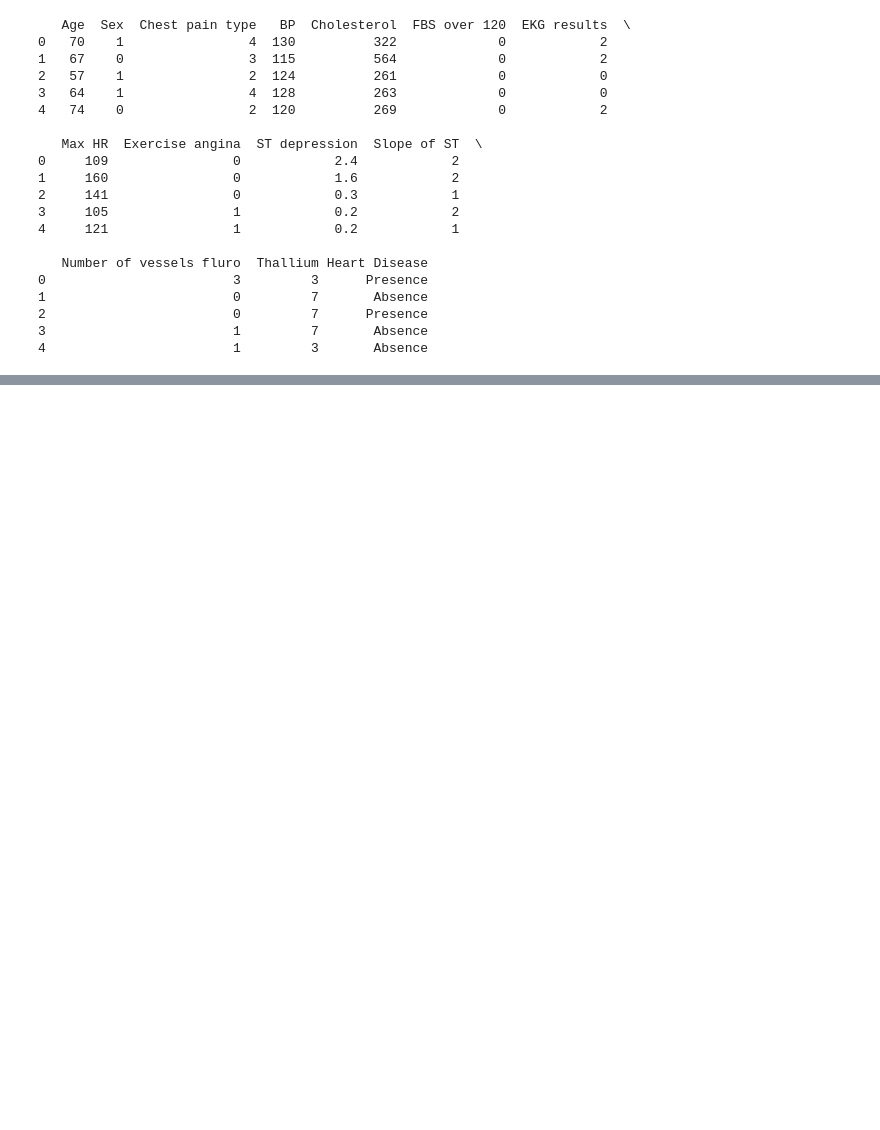
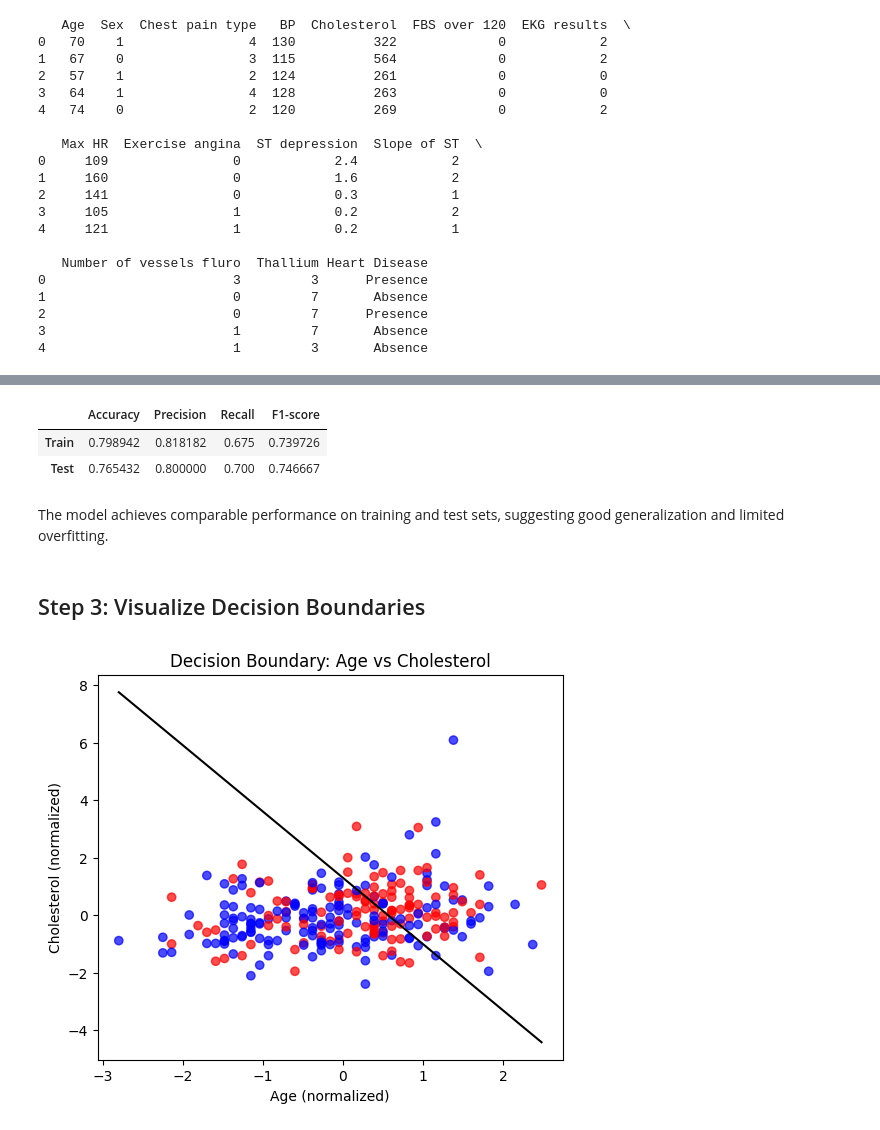
Before and after one commit to Natalia-Espitia/Heart-Disease-Risk-Prediction-Logistic-Regression-Homework, a Jupyter notebook: heart_disease_lr_analysis.ipynb, the cells around one changed output, grey strips where cells are left out. Saved outputs shown, nothing was run; the diff lists cells and outputs as text; code cells hidden in the pictures; blank space fills up the shorter version.

```diff
--- a/heart_disease_lr_analysis.ipynb
+++ b/heart_disease_lr_analysis.ipynb
@@ -89,0 +272,56 @@ newData.describe()
+# %%
+metricsNewData = pd.DataFrame(
+    [train_metrics, test_metrics],
+    columns=["Accuracy", "Precision", "Recall", "F1-score"],
+    index=["Train", "Test"]
+)
+
+metricsNewData
+# %% [output]
+|  | Accuracy | Precision | Recall | F1-score |
+| Train | 0.798942 | 0.818182 | 0.675 | 0.739726 |
+| Test | 0.765432 | 0.800000 | 0.700 | 0.746667 |
+# %% [markdown]
+The model achieves comparable performance on training and test sets,
+suggesting good generalization and limited overfitting.
+# %% [markdown]
+## Step 3: Visualize Decision Boundaries
+# %%
+def train_2d_logistic(newData, feature_x, feature_y):
+    X = newData[[feature_x, feature_y]].values
+    y = newData['target'].values.reshape(-1, 1)
+
+    # Normalización
+    X = (X - X.mean(axis=0)) / X.std(axis=0)
+
+    # Inicialización
+    w = np.zeros((2, 1))
+    b = 0
+
+    # Entrenamiento
+    w, b, _ = gradient_descent(X, y, w, b, alpha=0.01, iterations=1000)
+
+    return X, y, w, b
+# %%
+def plot_decision_boundary(X, y, w, b, xlabel, ylabel, title):
+    x_vals = np.linspace(X[:, 0].min(), X[:, 0].max(), 100)
+    y_vals = -(w[0] * x_vals + b) / w[1]
+
+    plt.figure(figsize=(6, 5))
+    plt.scatter(X[:, 0], X[:, 1], c=y.flatten(), cmap='bwr', alpha=0.7)
+    plt.plot(x_vals, y_vals, color='black')
+    plt.xlabel(xlabel + " (normalized)")
+    plt.ylabel(ylabel + " (normalized)")
+    plt.title(title)
+    plt.show()
+# %%
+X, y, w, b = train_2d_logistic(newData, 'Age', 'Cholesterol')
+
+plot_decision_boundary(
+    X, y, w, b,
+    xlabel='Age',
+    ylabel='Cholesterol',
+    title='Decision Boundary: Age vs Cholesterol'
+)
+# %% [output]
+[figure, added]
```
Also changed, not shown: parts of 50 cells of this notebook, 10 other files.
